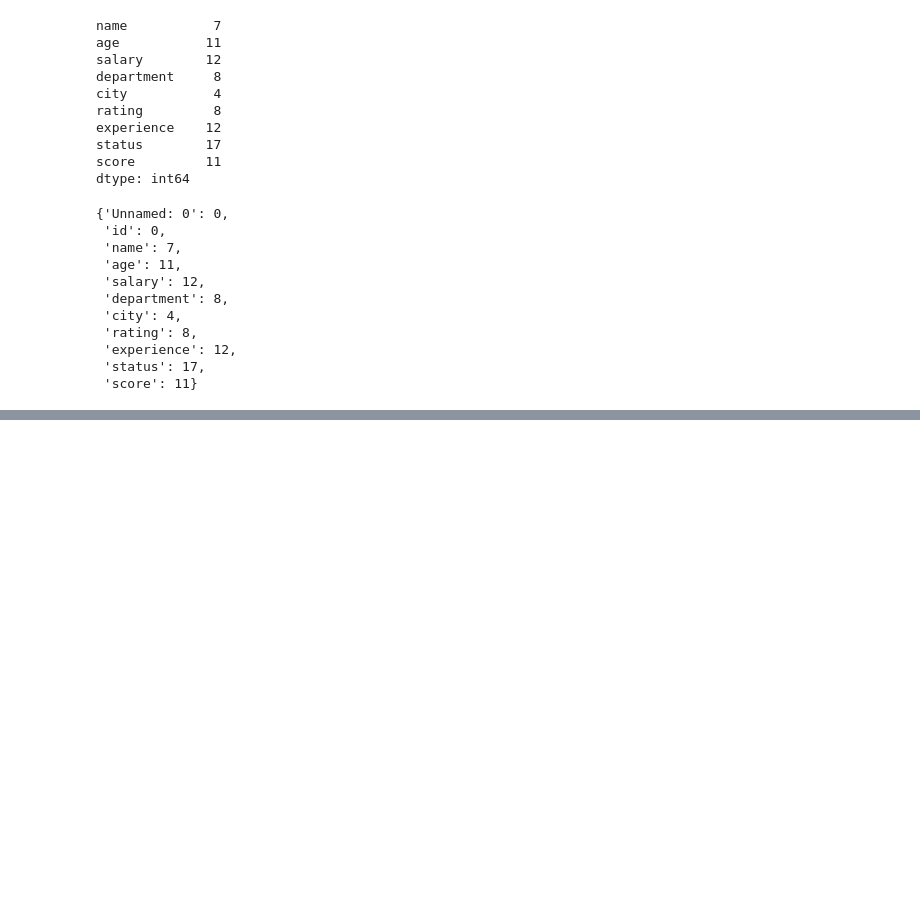
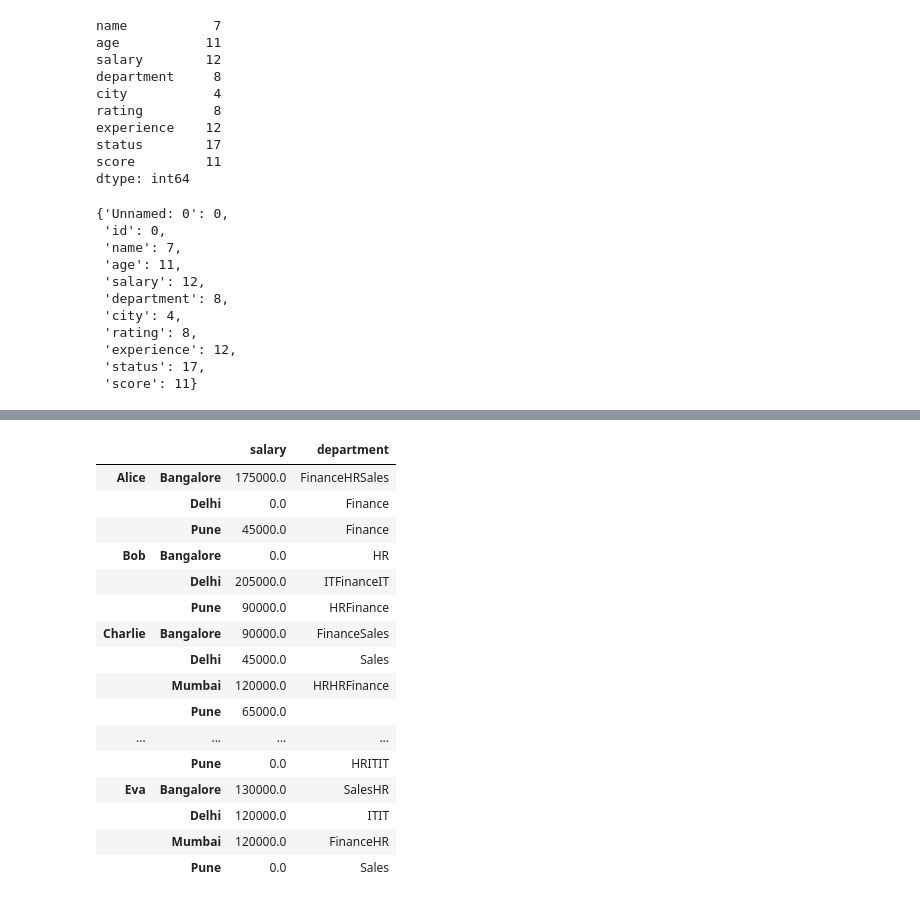
Before and after one commit to krish50507kumar/Data-Manager, a Jupyter notebook: Notebooks/notes_1.ipynb, the cells around one changed output, grey strips where cells are left out. Saved outputs shown, nothing was run; the diff lists cells and outputs as text; code cells hidden in the pictures; blank space fills up the shorter version.

Commit message:
added: new data analytics tasks

```diff
--- a/Notebooks/notes_1.ipynb
+++ b/Notebooks/notes_1.ipynb
@@ -113,0 +150,3 @@ missing_dict
+# %%
+data=df.groupby(['name','city'])[['salary','department']].sum().to_dict()
+data
@@ -113,0 +171,21 @@ missing_dict
+# %%
+data_dd = pd.DataFrame(data)
+data_dd
+# %% [output]
+|  |  | salary | department |
+| Alice | Bangalore | 175000.0 | FinanceHRSales |
+|  | Delhi | 0.0 | Finance |
+|  | Pune | 45000.0 | Finance |
+| Bob | Bangalore | 0.0 | HR |
+|  | Delhi | 205000.0 | ITFinanceIT |
+|  | Pune | 90000.0 | HRFinance |
+| Charlie | Bangalore | 90000.0 | FinanceSales |
+|  | Delhi | 45000.0 | Sales |
+|  | Mumbai | 120000.0 | HRHRFinance |
+|  | Pune | 65000.0 |  |
+| ... | ... | ... | ... |
+|  | Pune | 0.0 | HRITIT |
+| Eva | Bangalore | 130000.0 | SalesHR |
+|  | Delhi | 120000.0 | ITIT |
+|  | Mumbai | 120000.0 | FinanceHR |
+|  | Pune | 0.0 | Sales |
```
Also changed, not shown: parts of 5 cells of this notebook, 1 other file.
